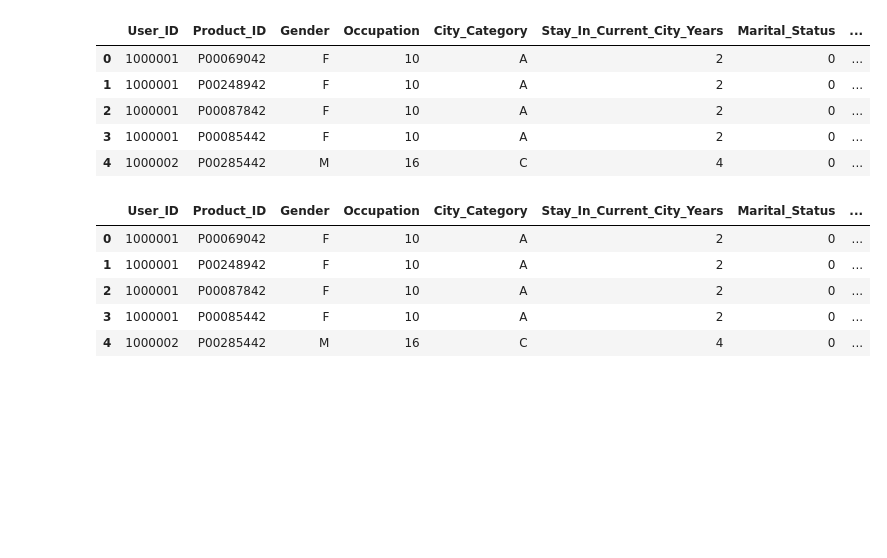
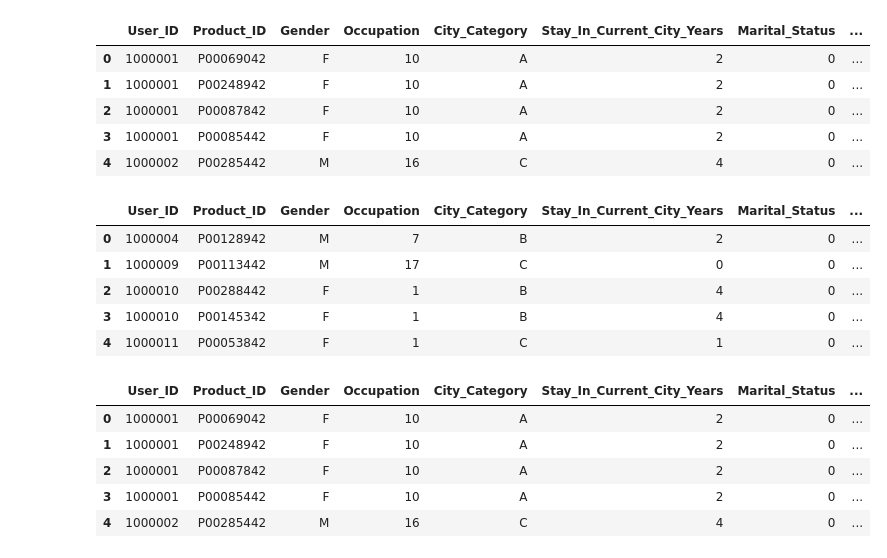
Before and after one commit to MayukhSobo/AnalyticsVidya_Contests, a Jupyter notebook: BF_customer_behaviour/Feature_importance.ipynb, the cells around one changed output. Saved outputs shown, nothing was run; the diff lists cells and outputs as text; code cells hidden in the pictures; blank space fills up the shorter version.

```diff
--- a/BF_customer_behaviour/Feature_importance.ipynb
+++ b/BF_customer_behaviour/Feature_importance.ipynb
@@ -74,4 +93,13 @@ data.head()
 | 2 | 1000001 | P00087842 | F | 10 | A | 2 | 0 | ... |
 | 3 | 1000001 | P00085442 | F | 10 | A | 2 | 0 | ... |
 | 4 | 1000002 | P00285442 | M | 16 | C | 4 | 0 | ... |
+# %%
+dtest.head()
+# %% [output]
+|  | User_ID | Product_ID | Gender | Occupation | City_Category | Stay_In_Current_City_Years | Marital_Status | ... |
+| 0 | 1000004 | P00128942 | M | 7 | B | 2 | 0 | ... |
+| 1 | 1000009 | P00113442 | M | 17 | C | 0 | 0 | ... |
+| 2 | 1000010 | P00288442 | F | 1 | B | 4 | 0 | ... |
+| 3 | 1000010 | P00145342 | F | 1 | B | 4 | 0 | ... |
+| 4 | 1000011 | P00053842 | F | 1 | C | 1 | 0 | ... |
 # %%
```
Also changed, not shown: parts of 29 cells of this notebook, 1 other file.
